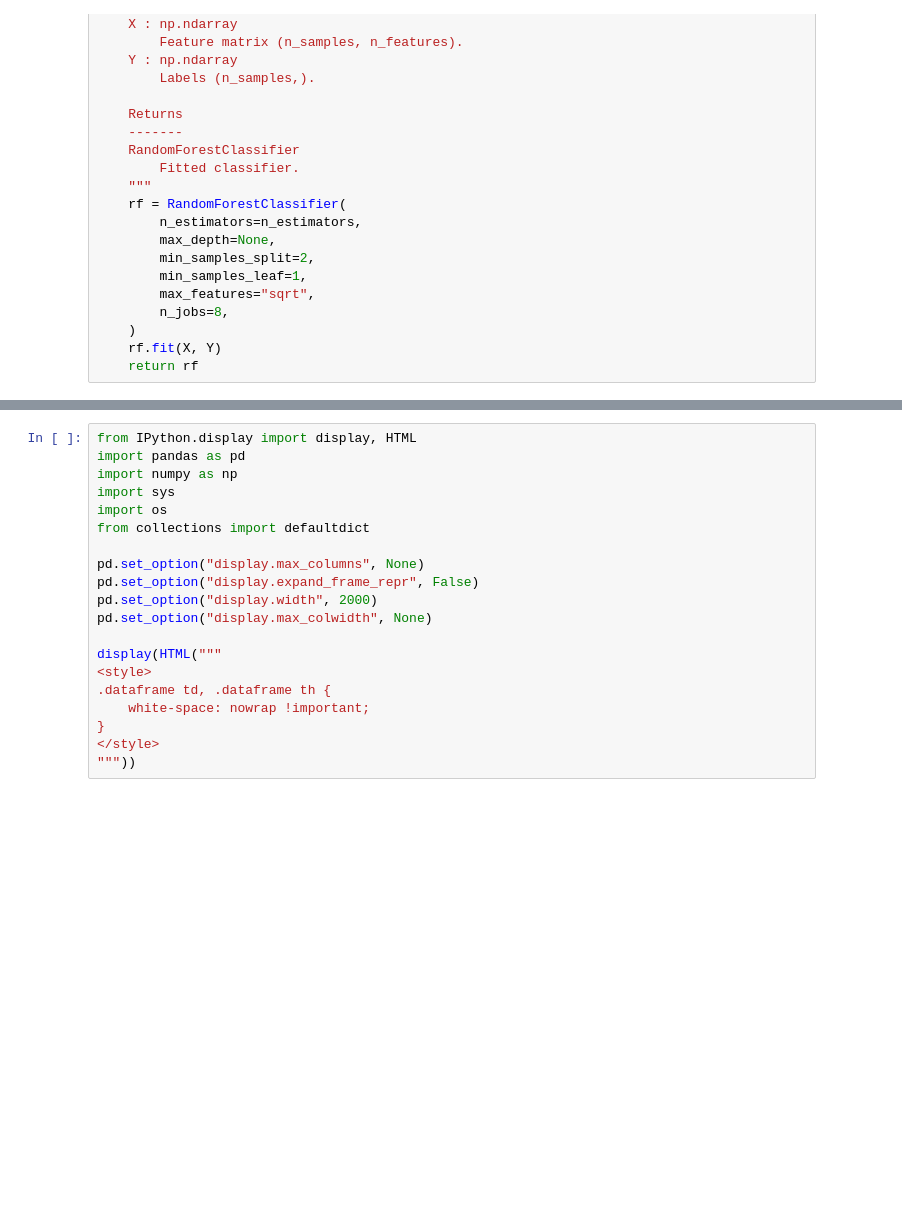
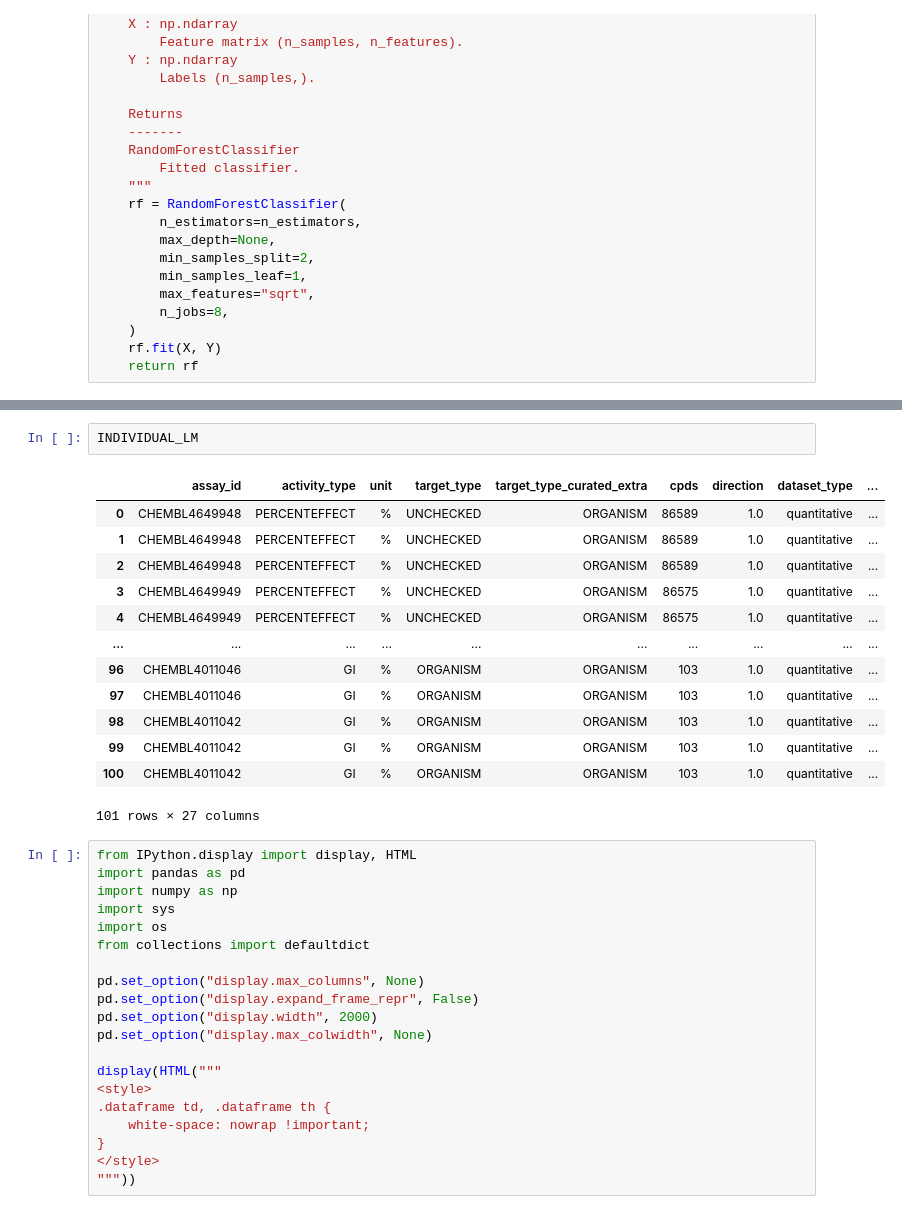
Before and after one commit to ersilia-os/chembl-antimicrobial-tasks, a Jupyter notebook: notebooks/merge_assay_tables.ipynb, the cells around one changed output, grey strips where cells are left out. Saved outputs shown, nothing was run; the diff lists cells and outputs as text; blank space fills up the shorter version.

```diff
--- a/notebooks/merge_assay_tables.ipynb
+++ b/notebooks/merge_assay_tables.ipynb
@@ -286,3 +284,19 @@ MergeError: Merge keys are not unique in right dataset; not a one-to-one merge
+# %%
+INDIVIDUAL_LM
+# %% [output]
+|  | assay_id | activity_type | unit | target_type | target_type_curated_extra | cpds | direction | dataset_type | ... |
+| 0 | CHEMBL4649948 | PERCENTEFFECT | % | UNCHECKED | ORGANISM | 86589 | 1.0 | quantitative | ... |
+| 1 | CHEMBL4649948 | PERCENTEFFECT | % | UNCHECKED | ORGANISM | 86589 | 1.0 | quantitative | ... |
+| 2 | CHEMBL4649948 | PERCENTEFFECT | % | UNCHECKED | ORGANISM | 86589 | 1.0 | quantitative | ... |
+| 3 | CHEMBL4649949 | PERCENTEFFECT | % | UNCHECKED | ORGANISM | 86575 | 1.0 | quantitative | ... |
+| 4 | CHEMBL4649949 | PERCENTEFFECT | % | UNCHECKED | ORGANISM | 86575 | 1.0 | quantitative | ... |
+| ... | ... | ... | ... | ... | ... | ... | ... | ... | ... |
+| 96 | CHEMBL4011046 | GI | % | ORGANISM | ORGANISM | 103 | 1.0 | quantitative | ... |
+| 97 | CHEMBL4011046 | GI | % | ORGANISM | ORGANISM | 103 | 1.0 | quantitative | ... |
+| 98 | CHEMBL4011042 | GI | % | ORGANISM | ORGANISM | 103 | 1.0 | quantitative | ... |
+| 99 | CHEMBL4011042 | GI | % | ORGANISM | ORGANISM | 103 | 1.0 | quantitative | ... |
+| 100 | CHEMBL4011042 | GI | % | ORGANISM | ORGANISM | 103 | 1.0 | quantitative | ... |
+101 rows × 27 columns
 # %%
 from IPython.display import display, HTML
 import pandas as pd
```
Also changed, not shown: parts of 1 cell of this notebook, 3 other files.
